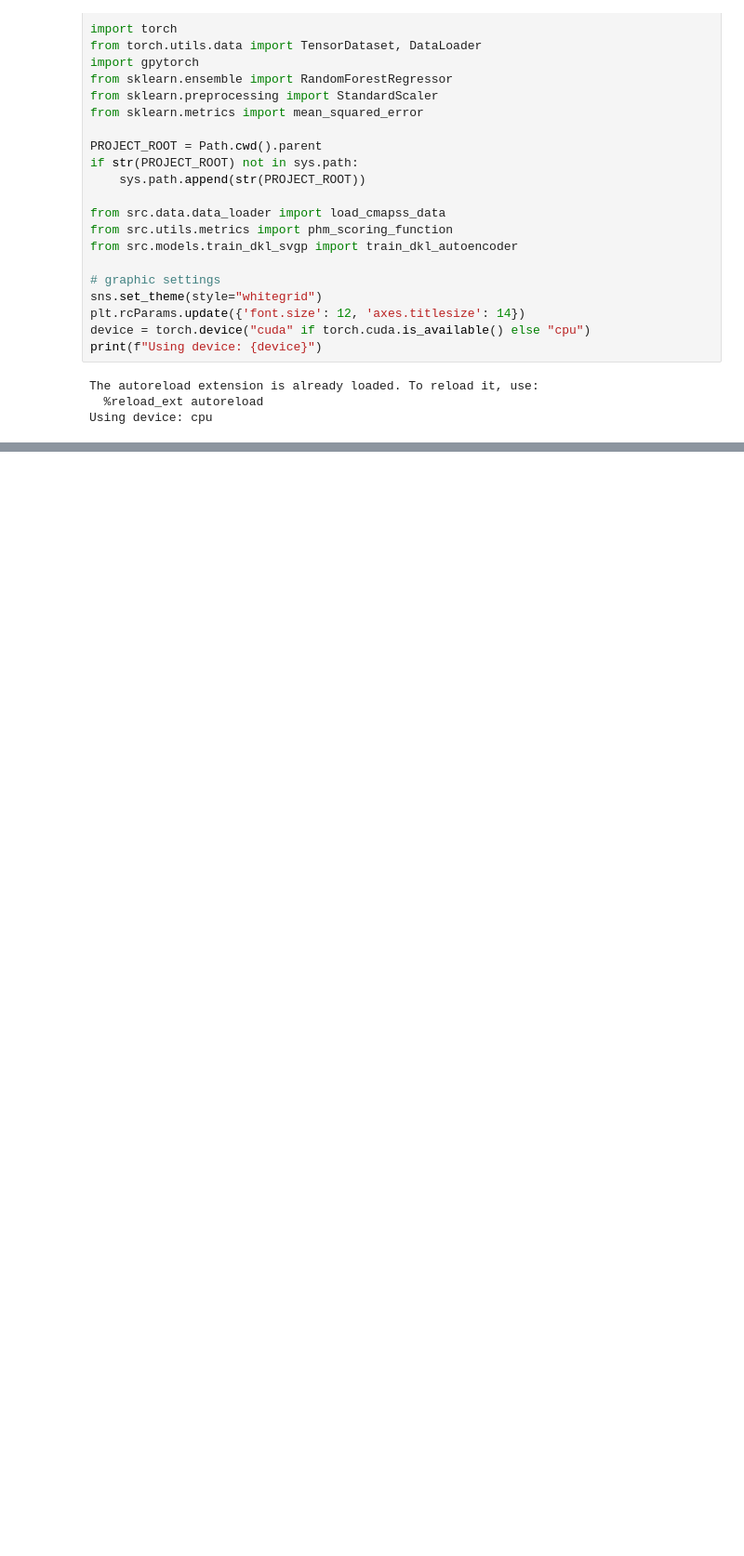
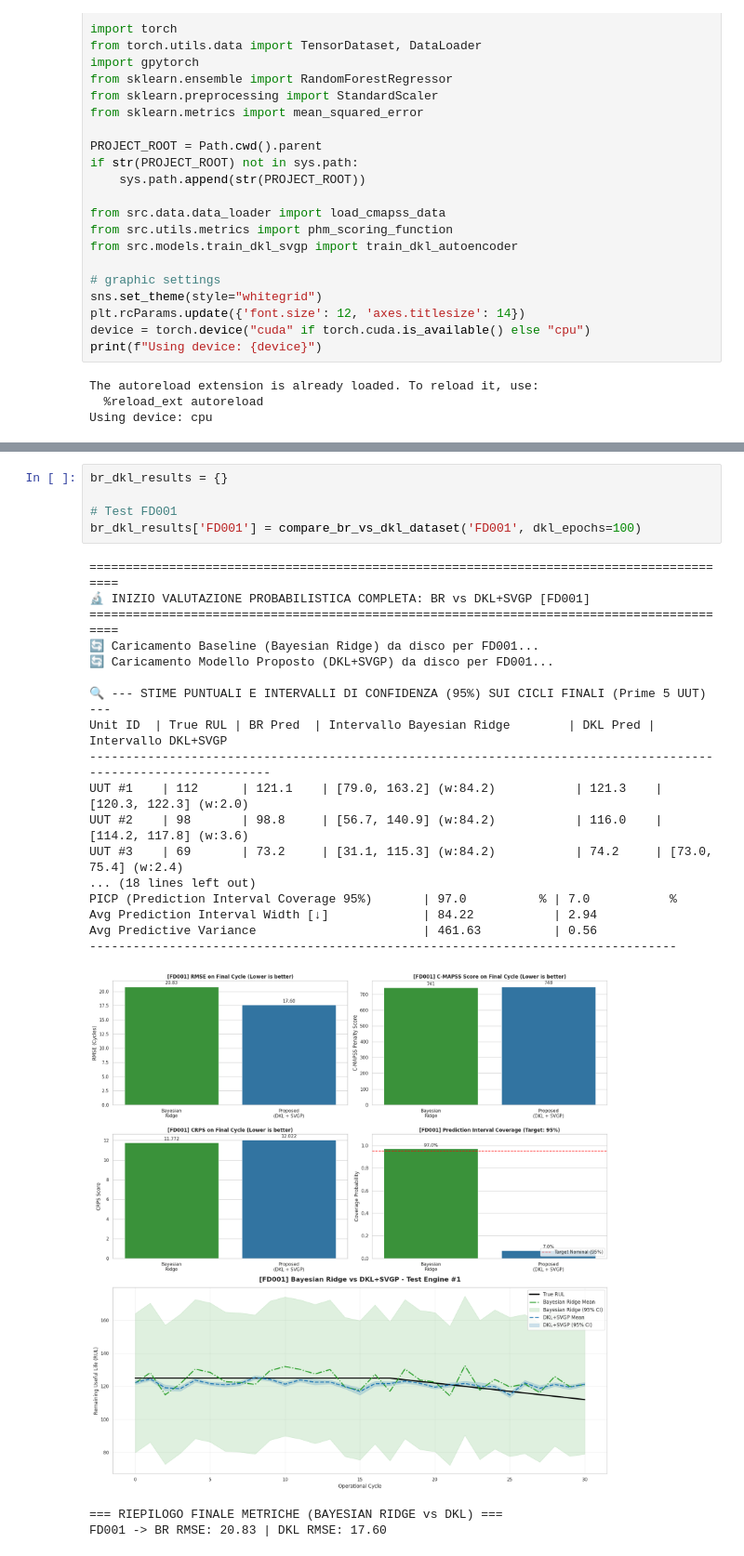
Before and after one commit to weronpas/PML_Final_Project, a Jupyter notebook: notebooks/03_model_comparison.ipynb, the cells around one changed output, grey strips where cells are left out. Shown at 93% size. Cells and saved outputs as stored; diff of their text form; blank space fills up the shorter version.

```diff
--- a/notebooks/03_model_comparison.ipynb
+++ b/notebooks/03_model_comparison.ipynb
@@ -321,0 +515,26 @@ FD004 -> RF RMSE: 19.66 | DKL RMSE: 24.96
+# %%
+br_dkl_results = {}
+
+# Test FD001
+br_dkl_results['FD001'] = compare_br_vs_dkl_dataset('FD001', dkl_epochs=100)
+# %% [output]
+==========================================================================================
+🔬 INIZIO VALUTAZIONE PROBABILISTICA COMPLETA: BR vs DKL+SVGP [FD001]
+==========================================================================================
+🔄 Caricamento Baseline (Bayesian Ridge) da disco per FD001...
+🔄 Caricamento Modello Proposto (DKL+SVGP) da disco per FD001...
+
+🔍 --- STIME PUNTUALI E INTERVALLI DI CONFIDENZA (95%) SUI CICLI FINALI (Prime 5 UUT) ---
+Unit ID  | True RUL | BR Pred  | Intervallo Bayesian Ridge        | DKL Pred | Intervallo DKL+SVGP
+---------------------------------------------------------------------------------------------------------------
+UUT #1    | 112      | 121.1    | [79.0, 163.2] (w:84.2)           | 121.3    | [120.3, 122.3] (w:2.0)
+UUT #2    | 98       | 98.8     | [56.7, 140.9] (w:84.2)           | 116.0    | [114.2, 117.8] (w:3.6)
+UUT #3    | 69       | 73.2     | [31.1, 115.3] (w:84.2)           | 74.2     | [73.0, 75.4] (w:2.4)
+... (18 lines left out)
+PICP (Prediction Interval Coverage 95%)       | 97.0          % | 7.0           %
+Avg Prediction Interval Width [↓]             | 84.22           | 2.94
+Avg Predictive Variance                       | 461.63          | 0.56
+---------------------------------------------------------------------------------
+[figure, added]
+=== RIEPILOGO FINALE METRICHE (BAYESIAN RIDGE vs DKL) ===
+FD001 -> BR RMSE: 20.83 | DKL RMSE: 17.60
```
Also changed, not shown: parts of 6 cells of this notebook, 14 other files.
